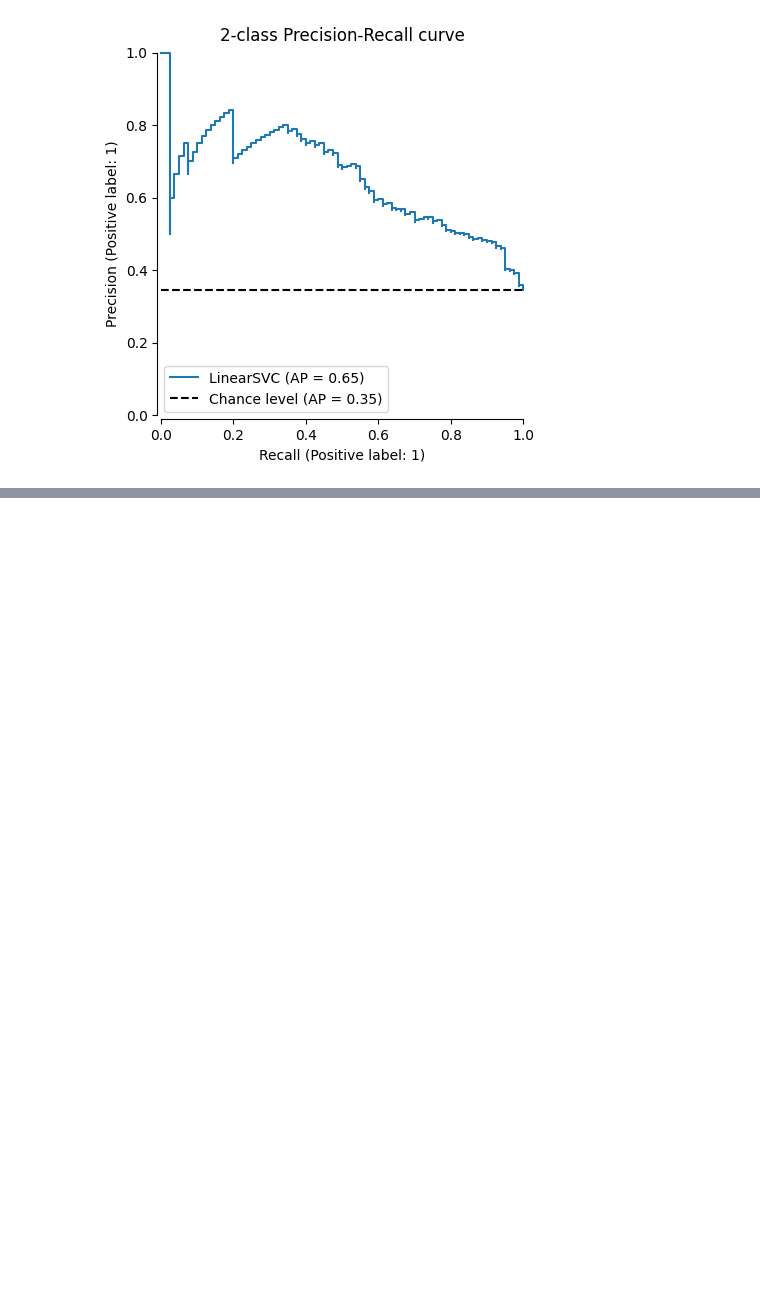
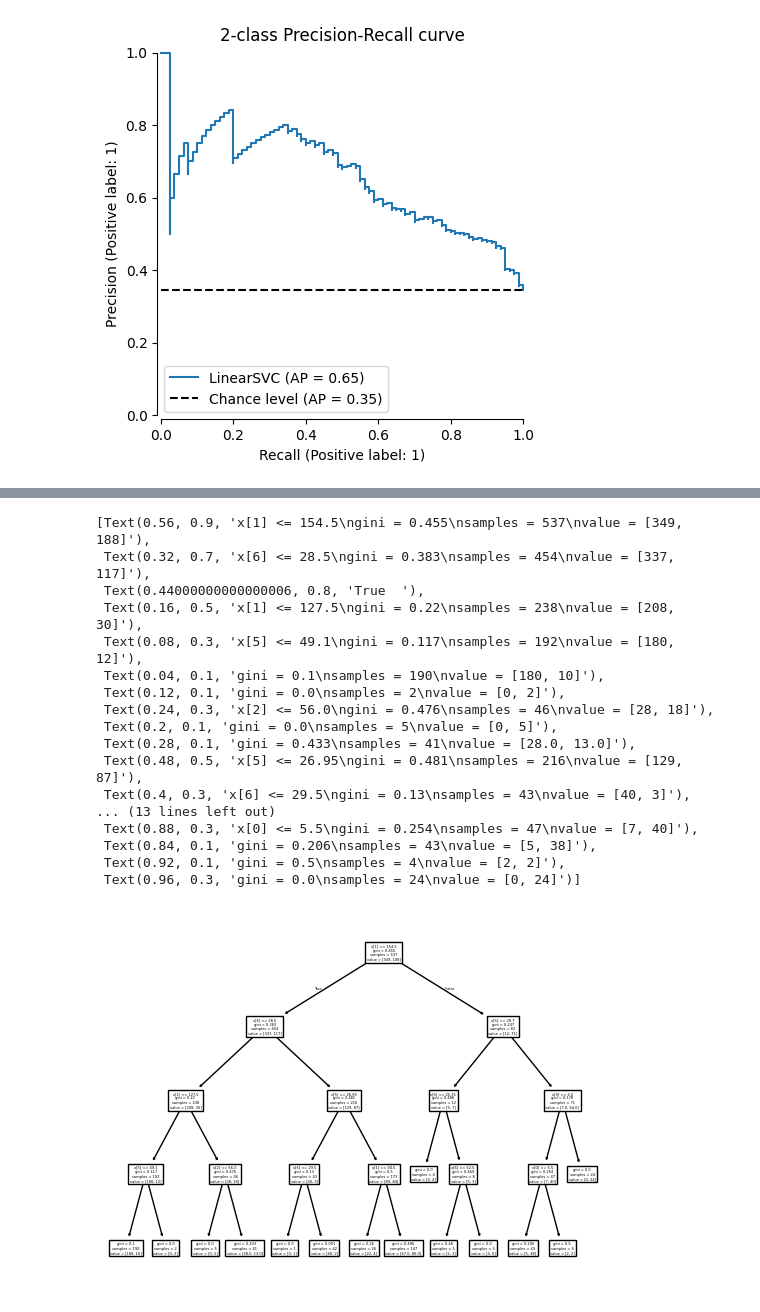
Before and after one commit to pratiksontakke/evaluation_03_ml, a Jupyter notebook: logistic_regression_decision_trees.ipynb, the cells around one changed output, grey strips where cells are left out. Drawn from its saved outputs; the diff is of its cells as text; code cells hidden in the pictures; blank space fills up the shorter version.

```diff
--- a/logistic_regression_decision_trees.ipynb
+++ b/logistic_regression_decision_trees.ipynb
@@ -117,0 +132,24 @@ _ = display.ax_.set_title("2-class Precision-Recall curve")
+# %%
+clf_ = tree.DecisionTreeClassifier(max_depth=4)
+clf_ = clf_.fit(X_train, y_train)
+# %%
+tree.plot_tree(clf_)
+# %% [output]
+[Text(0.56, 0.9, 'x[1] <= 154.5\ngini = 0.455\nsamples = 537\nvalue = [349, 188]'),
+ Text(0.32, 0.7, 'x[6] <= 28.5\ngini = 0.383\nsamples = 454\nvalue = [337, 117]'),
+ Text(0.44000000000000006, 0.8, 'True  '),
+ Text(0.16, 0.5, 'x[1] <= 127.5\ngini = 0.22\nsamples = 238\nvalue = [208, 30]'),
+ Text(0.08, 0.3, 'x[5] <= 49.1\ngini = 0.117\nsamples = 192\nvalue = [180, 12]'),
+ Text(0.04, 0.1, 'gini = 0.1\nsamples = 190\nvalue = [180, 10]'),
+ Text(0.12, 0.1, 'gini = 0.0\nsamples = 2\nvalue = [0, 2]'),
+ Text(0.24, 0.3, 'x[2] <= 56.0\ngini = 0.476\nsamples = 46\nvalue = [28, 18]'),
+ Text(0.2, 0.1, 'gini = 0.0\nsamples = 5\nvalue = [0, 5]'),
+ Text(0.28, 0.1, 'gini = 0.433\nsamples = 41\nvalue = [28.0, 13.0]'),
+ Text(0.48, 0.5, 'x[5] <= 26.95\ngini = 0.481\nsamples = 216\nvalue = [129, 87]'),
+ Text(0.4, 0.3, 'x[6] <= 29.5\ngini = 0.13\nsamples = 43\nvalue = [40, 3]'),
+... (13 lines left out)
+ Text(0.88, 0.3, 'x[0] <= 5.5\ngini = 0.254\nsamples = 47\nvalue = [7, 40]'),
+ Text(0.84, 0.1, 'gini = 0.206\nsamples = 43\nvalue = [5, 38]'),
+ Text(0.92, 0.1, 'gini = 0.5\nsamples = 4\nvalue = [2, 2]'),
+ Text(0.96, 0.3, 'gini = 0.0\nsamples = 24\nvalue = [0, 24]')]
+[figure, added]
```
Also changed, not shown: parts of 15 cells of this notebook.
